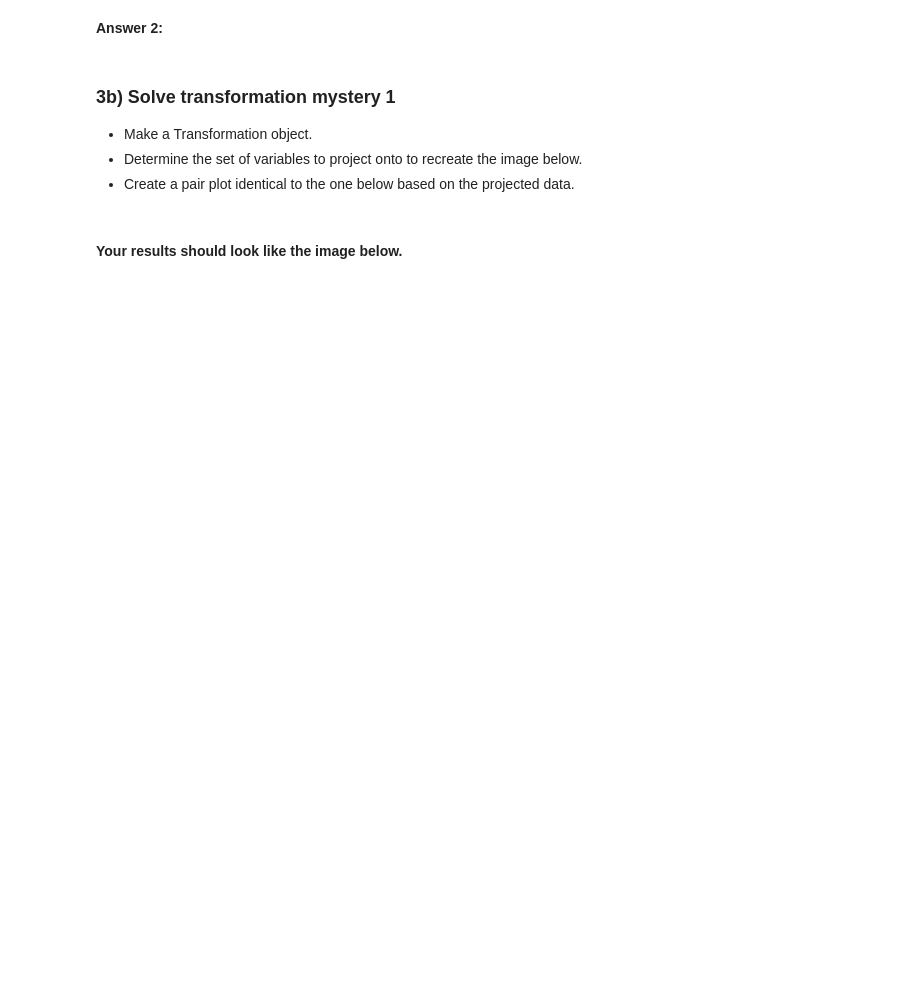
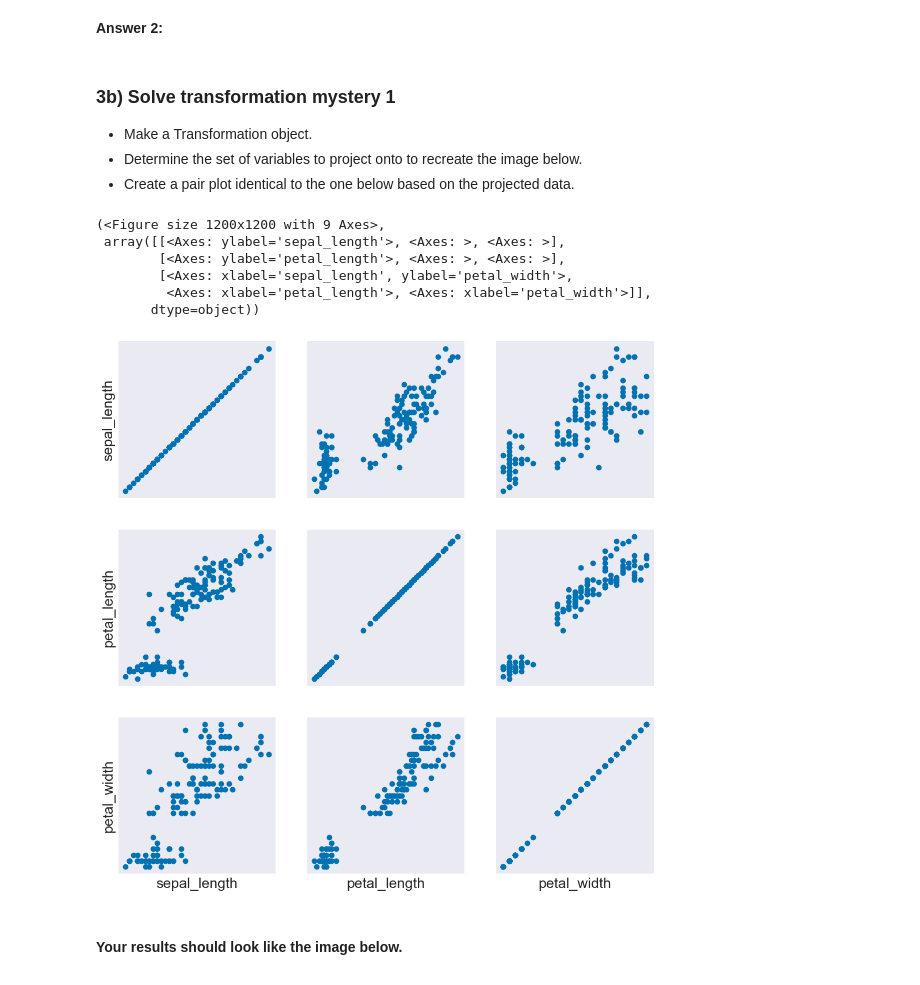
Before and after one commit to Chandrachud-2003/Chandras251Projects, a Jupyter notebook: Project2CheckIn/transformations.ipynb, the cells around one changed output. Cells and saved outputs as stored; diff of their text form; code cells hidden in the pictures; blank space fills up the shorter version.

Commit message:
Project1CheckIn Submission

```diff
--- a/Project2CheckIn/transformations.ipynb
+++ b/Project2CheckIn/transformations.ipynb
@@ -274,3 +301,23 @@ transformation.project(['sepal_length', 'petal_length', 'sepal_width', 'petal_wi
+# %%
+# Your code here
+
+# Making a transformation object with the iris_with_ints.csv file
+transformation = Transformation(orig_dataset=data)
+
+# Projecting the trasnfomation object onto the headers sepal_length, petal_length, petal_width
+transformation.project(['sepal_length', 'petal_length', 'petal_width'])
+
+# Using analysis.py to make a pair plot of the features - sepal_length, petal_length, petal_width
+data_an = Analysis(transformation.data)
+data_an.pair_plot(data_vars = ['sepal_length', 'petal_length', 'petal_width'])
+# %% [output]
+(<Figure size 1200x1200 with 9 Axes>,
+ array([[<Axes: ylabel='sepal_length'>, <Axes: >, <Axes: >],
+        [<Axes: ylabel='petal_length'>, <Axes: >, <Axes: >],
+        [<Axes: xlabel='sepal_length', ylabel='petal_width'>,
+         <Axes: xlabel='petal_length'>, <Axes: xlabel='petal_width'>]],
+       dtype=object))
+[figure, added]
 # %% [markdown]
 #### Your results should look like the image below.
 
```
Also changed, not shown: parts of 22 cells of this notebook, 2 other files.
